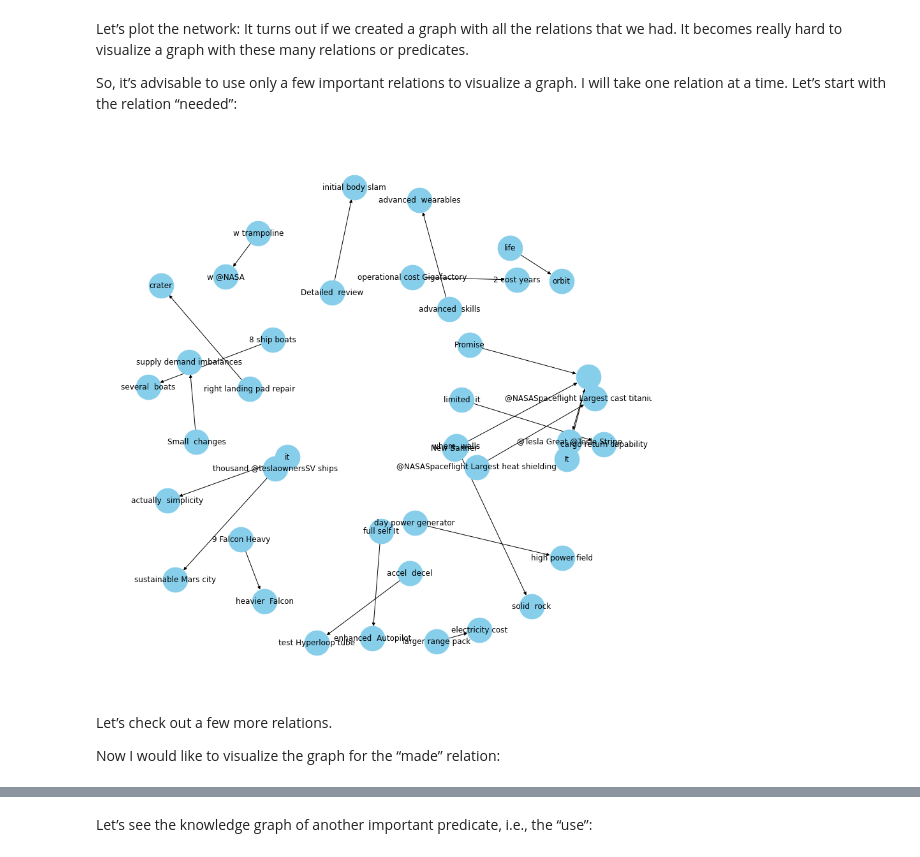
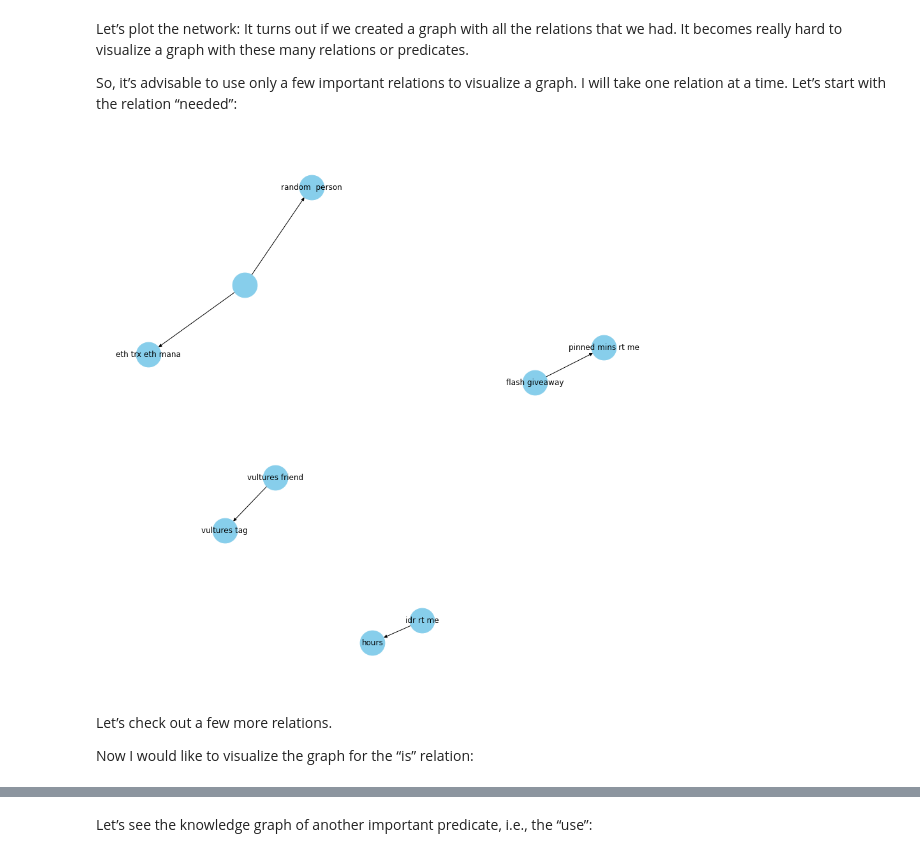
Before and after one commit to nicklin37/kg-via-dl, a Jupyter notebook: knowledge_graph/knowledge_graph.ipynb, the cells around one changed output, grey strips where cells are left out. Saved outputs shown, nothing was run; the diff lists cells and outputs as text; code cells hidden in the pictures.

```diff
--- a/knowledge_graph/knowledge_graph.ipynb
+++ b/knowledge_graph/knowledge_graph.ipynb
@@ -192,0 +221,18 @@ Name: tweet, dtype: object
+# %%
+def tweet_cleaning(text):
+    '''Make text lowercase, remove text in square brackets,remove links,remove punctuation
+    and remove words containing numbers.'''
+    text = str(text).lower()
+    text = re.sub('\[.*?\]', ' ', text)
+    text = re.sub('https?://\S+|www\.\S+', ' ', text)
+    text = re.sub('<.*?>+', ' ', text)
+    text = re.sub('[%s]' % re.escape(string.punctuation), '', text)
+    text = re.sub('\n', ' ', text)
+    text = re.sub('\w*\d\w*', ' ', text)
+    text = remove_emojis(text)
+    text = re.sub('\s+', ' ', text)
+    text = text.strip()
+    return text
+# %%
+candidate_sentences['full_text']=candidate_sentences['full_text'].apply(lambda x:tweet_cleaning(x))
+candidate_sentences['full_text'].sample(5)
@@ -308,7 +361,7 @@ Now we can use this function to extract these entity pairs for all the sentences
 # %%
 entity_pairs = []
 
-for i in tqdm(candidate_sentences["tweet"]):
+for i in tqdm(candidate_sentences["full_text"]):
   entity_pairs.append(get_entities(i))
 # %% [markdown]
 The list entity_pairs contains all the subject-object pairs from the Wikipedia sentences. Let’s have a look at a few of them:
@@ -368,5 +422,5 @@ get_relation("John completed the task")
 # %%
-relations = [get_relation(i) for i in tqdm(candidate_sentences['sentence'])]
+relations = [get_relation(i) for i in tqdm(candidate_sentences['full_text'])]
 # %% [markdown]
 Let’s take a look at the most frequent relations or predicates that we have just extracted:
 # %%
@@ -417,19 +471,19 @@ It turns out if we created a graph with all the relations that we had. It become
 
 So, it’s advisable to use only a few important relations to visualize a graph. I will take one relation at a time. Let’s start with the relation “needed”:
 # %%
-G=nx.from_pandas_edgelist(kg_df[kg_df['edge']=="needed"], "source", "target",
+G=nx.from_pandas_edgelist(kg_df[kg_df['edge']=="follow"], "source", "target",
                           edge_attr=True, create_using=nx.MultiDiGraph())
 
 plt.figure(figsize=(12,12))
 pos = nx.spring_layout(G, k = 0.5) # k regulates the distance between nodes
 nx.draw(G, with_labels=True, node_color='skyblue', node_size=1500, edge_cmap=plt.cm.Blues, pos = pos)
 plt.show()
 # %% [output]
-[figure, old version]
+[figure, new version]
 # %% [markdown]
 Let’s check out a few more relations.
 
-Now I would like to visualize the graph for the “made” relation:
+Now I would like to visualize the graph for the “is” relation:
 # %%
 G=nx.from_pandas_edgelist(kg_df[kg_df['edge']=="made"], "source", "target",
                           edge_attr=True, create_using=nx.MultiDiGraph())
```
Also changed, not shown: parts of 68 cells of this notebook, 1 other file.
